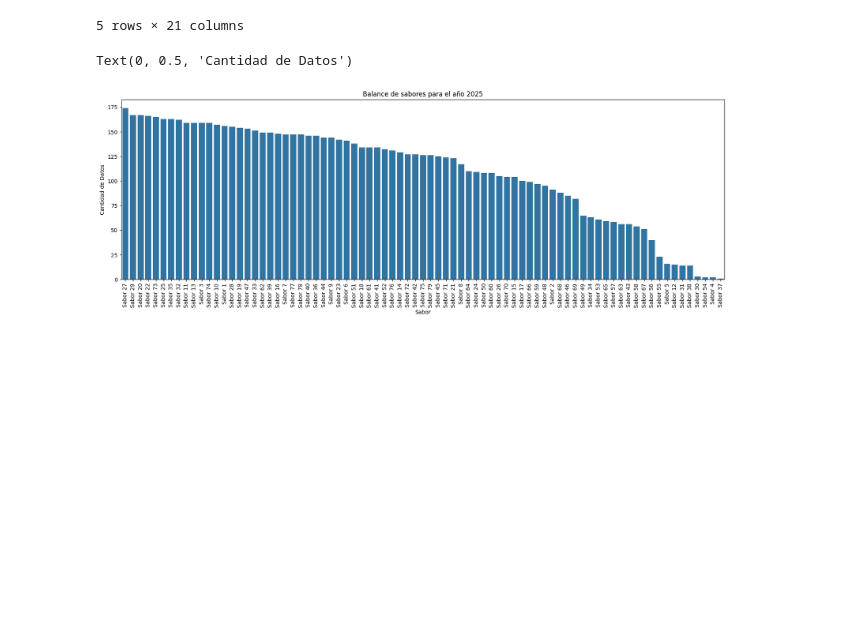
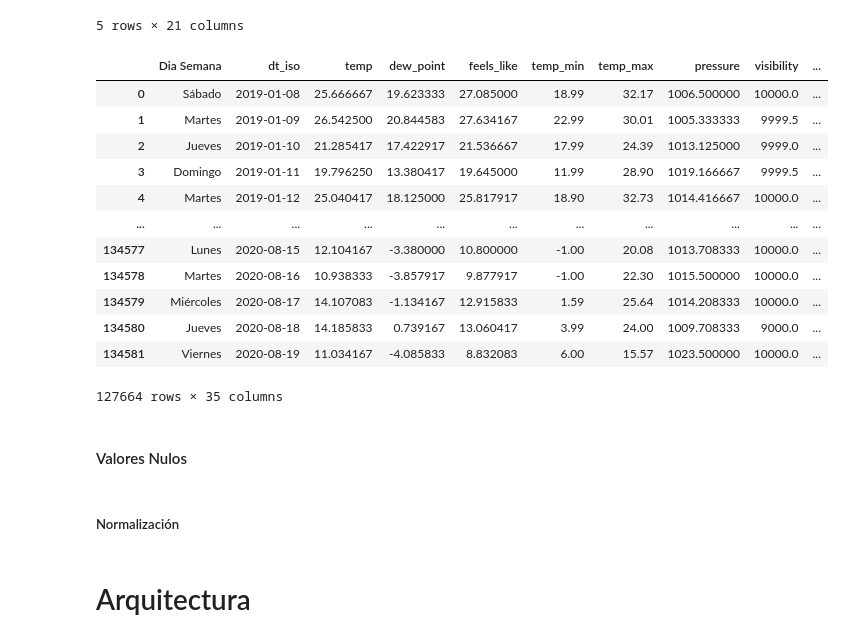
Before and after one commit to LucasGauto/Helados, a Jupyter notebook: ntoebook.ipynb, the cells around one changed output. Saved outputs shown, nothing was run; the diff lists cells and outputs as text; code cells hidden in the pictures; blank space fills up the shorter version.

Commit message:
Se agrergó un script de prueba y se planteó la arquitectura el modelo

```diff
--- a/ntoebook.ipynb
+++ b/ntoebook.ipynb
@@ -683,11 +676,0 @@ balance = df_melt[df_melt['dt_iso'] >= pd.to_datetime("2024-08-01")].groupby('Sa
-# %%
-#Fig size
-plt.figure(figsize=(20, 6))
-sns.barplot(x=balance.index, y=balance.values)
-plt.xticks(rotation=90)
-plt.title('Balance de sabores para el año 2025')
-plt.xlabel('Sabor')
-plt.ylabel('Cantidad de Datos')
-# %% [output]
-Text(0, 0.5, 'Cantidad de Datos')
-[figure, removed]
@@ -693,0 +680,31 @@ Text(0, 0.5, 'Cantidad de Datos')
+# %%
+#Dividimos el conjunto de datos
+indice_corte = int(len(X) * 0.8)
+
+X_train = X.iloc[:indice_corte]
+y_train = y.iloc[:indice_corte]
+
+X_test = X.iloc[indice_corte:]
+y_test = y.iloc[indice_corte:]
+# %%
+X_train
+# %% [output]
+|  | Dia Semana | dt_iso | temp | dew_point | feels_like | temp_min | temp_max | pressure | visibility | ... |
+| 0 | Sábado | 2019-01-08 | 25.666667 | 19.623333 | 27.085000 | 18.99 | 32.17 | 1006.500000 | 10000.0 | ... |
+| 1 | Martes | 2019-01-09 | 26.542500 | 20.844583 | 27.634167 | 22.99 | 30.01 | 1005.333333 | 9999.5 | ... |
+| 2 | Jueves | 2019-01-10 | 21.285417 | 17.422917 | 21.536667 | 17.99 | 24.39 | 1013.125000 | 9999.0 | ... |
+| 3 | Domingo | 2019-01-11 | 19.796250 | 13.380417 | 19.645000 | 11.99 | 28.90 | 1019.166667 | 9999.5 | ... |
+| 4 | Martes | 2019-01-12 | 25.040417 | 18.125000 | 25.817917 | 18.90 | 32.73 | 1014.416667 | 10000.0 | ... |
+| ... | ... | ... | ... | ... | ... | ... | ... | ... | ... | ... |
+| 134577 | Lunes | 2020-08-15 | 12.104167 | -3.380000 | 10.800000 | -1.00 | 20.08 | 1013.708333 | 10000.0 | ... |
+| 134578 | Martes | 2020-08-16 | 10.938333 | -3.857917 | 9.877917 | -1.00 | 22.30 | 1015.500000 | 10000.0 | ... |
+| 134579 | Miércoles | 2020-08-17 | 14.107083 | -1.134167 | 12.915833 | 1.59 | 25.64 | 1014.208333 | 10000.0 | ... |
+| 134580 | Jueves | 2020-08-18 | 14.185833 | 0.739167 | 13.060417 | 3.99 | 24.00 | 1009.708333 | 9000.0 | ... |
+| 134581 | Viernes | 2020-08-19 | 11.034167 | -4.085833 | 8.832083 | 6.00 | 15.57 | 1023.500000 | 10000.0 | ... |
+127664 rows × 35 columns
+# %% [markdown]
+#### Valores Nulos
+# %% [markdown]
+##### Normalización
+# %% [markdown]
+# Arquitectura
```
Also changed, not shown: parts of 7 cells of this notebook, 1 other file.
